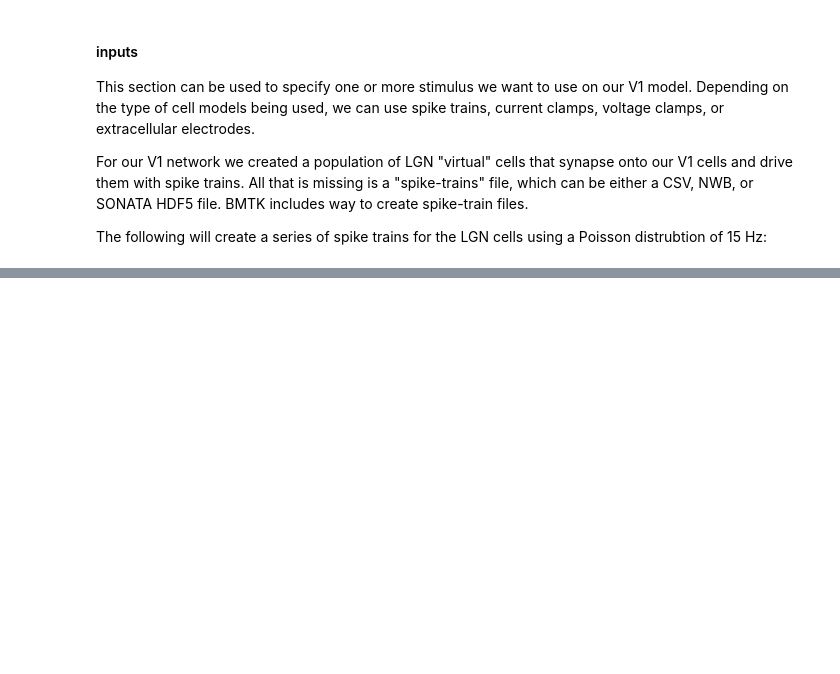
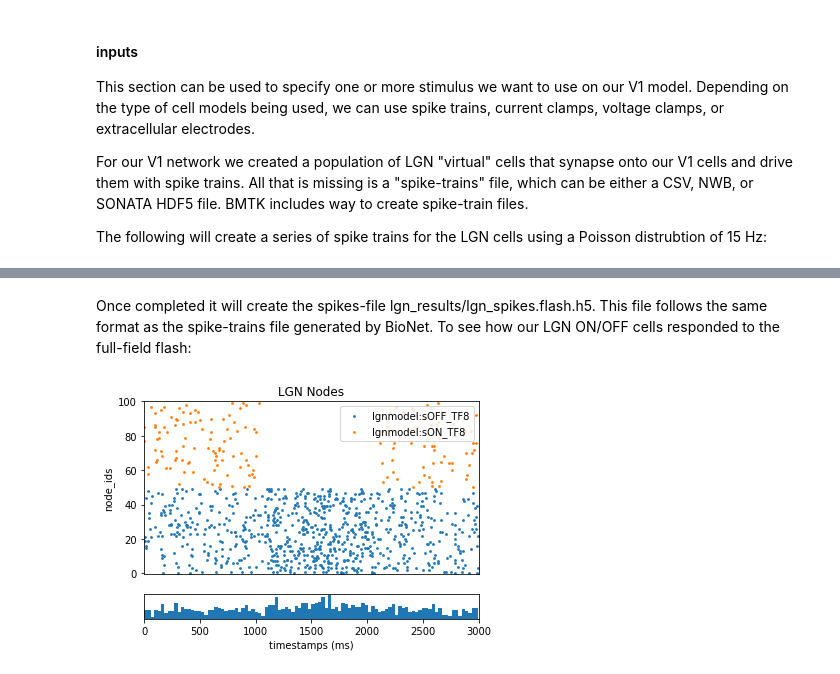
Before and after one commit to AllenInstitute/bmtk, a Jupyter notebook: docs/tutorial/modeling_tut_2021/Mouse_L4.ipynb, the cells around one changed output, grey strips where cells are left out. Cells and saved outputs as stored; diff of their text form; code cells hidden in the pictures; blank space fills up the shorter version.

```diff
--- a/docs/tutorial/modeling_tut_2021/Mouse_L4.ipynb
+++ b/docs/tutorial/modeling_tut_2021/Mouse_L4.ipynb
@@ -459,0 +629,8 @@ for i, angle in zip(range(N), np.linspace(0.0, 360.0, N)):
+# %% [markdown]
+Once completed it will create the spikes-file lgn_results/lgn_spikes.flash.h5. This file follows the same format as the spike-trains file generated by BioNet. To see how our LGN ON/OFF cells responded to the full-field flash:
+# %%
+from bmtk.analyzer.spike_trains import plot_raster
+
+_ = plot_raster(config_file='config.filternet.json', group_by='model_template')
+# %% [output]
+[figure, added]
```
Also changed, not shown: parts of 28 cells of this notebook.
